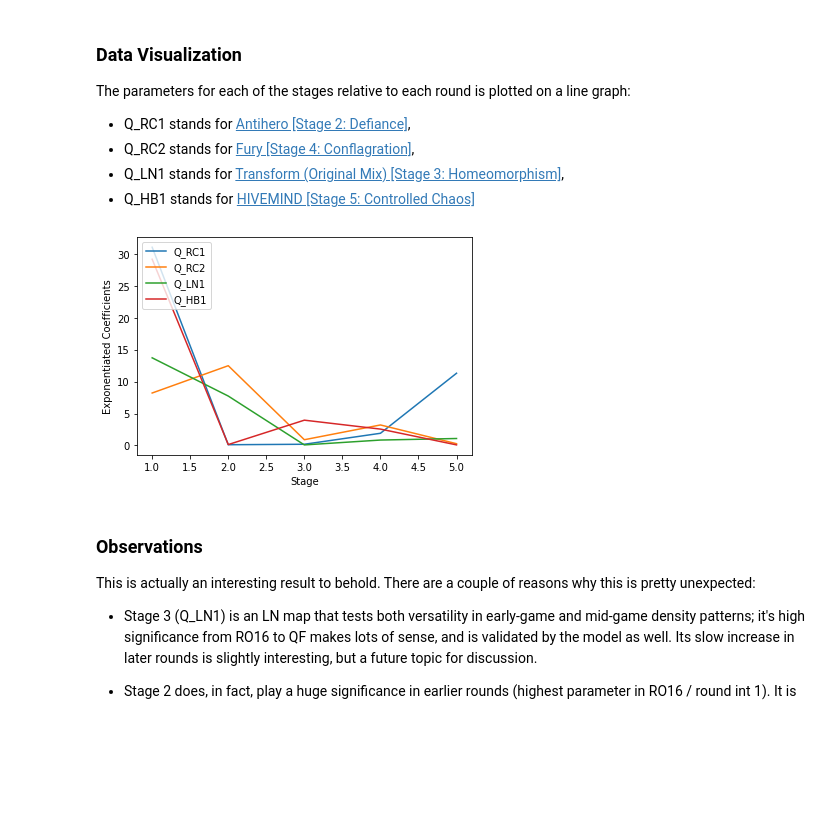
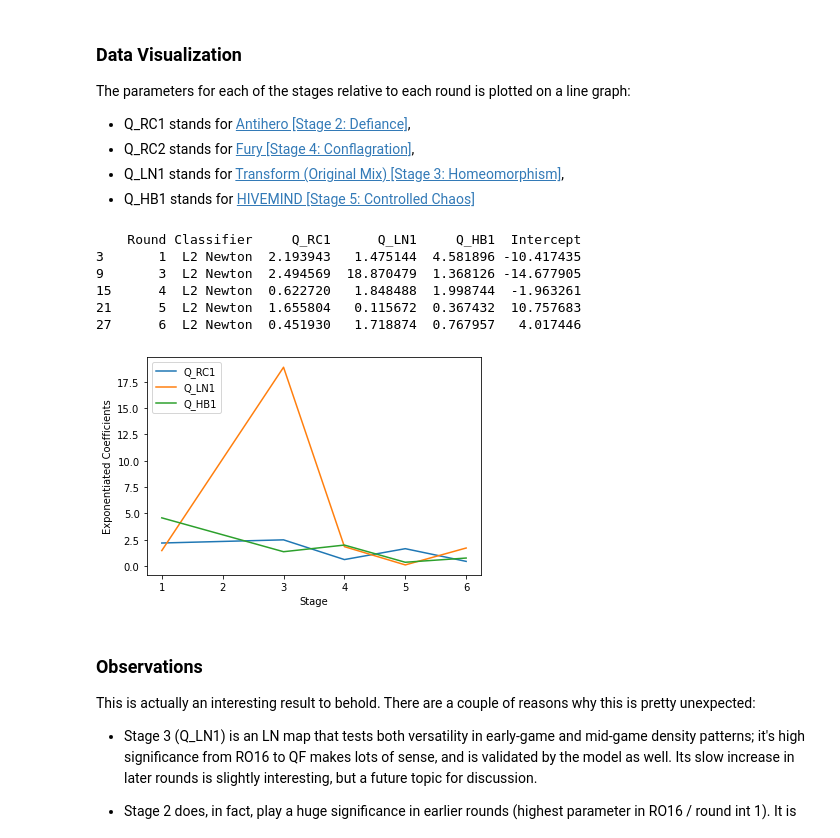
Before and after one commit to 4digitmwc/4dmanalysis, a Jupyter notebook: 4dm3analysis/survival_log.ipynb, the cells around one changed output. Drawn from its saved outputs; the diff is of its cells as text; code cells hidden in the pictures; blank space fills up the shorter version.

```diff
--- a/4dm3analysis/survival_log.ipynb
+++ b/4dm3analysis/survival_log.ipynb
@@ -60,7 +60,7 @@ interested_types = ["RC", "LN", "HB"]
 qual_data = qual_database(interested_types)
 
 team_finalrd = _4dm4.select(table="team_data",
-                            columns=["country_name", "country_code", "last_round"])
+                            columns=["country_name", "country_code", "last_rdint"])
 # %%
 qual_data
 # %% [output]
@@ -82,14 +82,3 @@ qual_data
 Currently, a single country's score on a single stage is populated on each row. However, this is not the format required to fit in the model - We will need the scores for each stage to be populated in a single row, for each country. This is where the 'get_table' function from the inbuilt 'utils' module comes into play; it provides a quick and easy way for us to present the data in this required format for the logistic regression model.
 
 Furthermore, an integer label was introduced to every team that made it past RO16; this is to counter the lack of a timestamp or any form of unbiased X-axis that could possibly represent the scaling of difficulty over each of the rounds.
-# %%
-interested_rds = {"RO16": 1,
-                  "QF": 2,
-                  "SF": 3,
-                  "F": 4,
-                  "GF": 5} #round of 32 is not included, as the 1st bracket stage in double elimination tournament.
-
-#add an integer value to each round with elimination for easier comparison later
-team_finalrd["lastrd_int"] = team_finalrd.last_round.map(interested_rds)
-team_finalrd.index = team_finalrd["country_name"]
-qual_scores_table = get_table(qual_data)
@@ -208,17 +200,17 @@ pd.options.mode.chained_assignment = None
 
 #fit qualiiers scores for each team as X, whether they survived in round (binary 0/1) as Y
 def rd_regression(round):
-    team_alive = team_finalrd[team_finalrd["lastrd_int"] >= interested_rds[round]-1] #include all teams who advanced to the current round in iteration
+    team_alive = team_finalrd[team_finalrd["last_rdint"] >= interested_rds[round]-1] #include all teams who advanced to the current round in iteration
     qual_scores_team = qual_scores_table[qual_scores_table.index.isin(team_alive["country_name"].unique().tolist())]
-    team_alive["alive_afterrd"] = team_alive.lastrd_int.apply(lambda x: 0 if int(x) == interested_rds[round] else 1)
-    team_alive.loc[team_alive["country_name"] == "France", "alive_afterrd"] = 1 #France is technically the only country to advance from GF as the winner of the tournament
+    team_alive["alive_afterrd"] = team_alive.last_rdint.apply(lambda x: 0 if int(x) == interested_rds[round] else 1)
+    team_alive.loc[team_alive["country_name"] == "Philippines", "alive_afterrd"] = 1 #France is technically the only country to advance from GF as the winner of the tournament
     X, y = qual_scores_team, team_alive["alive_afterrd"].ravel()
     X_train, X_test, y_train, y_test = X, X, y, y
 
     #generate table with all exponentiated coefficients for each independent variable i.e. each stage
-    fin = pd.DataFrame(columns = ["Round", "Classifier", "Q_RC1", "Q_RC2", "Q_LN1", "Q_HB1", "Intercept"])
+    fin = pd.DataFrame(columns = ["Round", "Classifier", "Q_RC1", "Q_LN1", "Q_HB1", "Intercept"])
     for index, (name, classifier) in enumerate(classifiers.items()):
-        res = pd.DataFrame(columns = ["Round", "Classifier", "Q_RC1", "Q_RC2", "Q_LN1", "Q_HB1", "Intercept"])
+        res = pd.DataFrame(columns = ["Round", "Classifier", "Q_RC1", "Q_LN1", "Q_HB1", "Intercept"])
         classifier.fit(X_train, y_train)
         y_pred = classifier.predict(X_test)
         cnf_matrix = metrics.confusion_matrix(y_test, y_pred)
@@ -239,8 +231,8 @@ The results are available for each of the 6 models included in the analysis; how
 
 After a discussion with HowToPLayLN, we decided that the Newton model would be more robust in terms of calculation, thus considering the small number of data points in this dataset we decided to have the Newton solver's results be used for the final data analysis.
 # %%
-
-result = pd.DataFrame(columns = ["Round", "Classifier", "Q_RC1", "Q_RC2", "Q_LN1", "Q_HB1", "Intercept"])
+interested_rds = {"GS": 1, "QF": 3, "SF": 4, "F": 5, "GF": 6}
+result = pd.DataFrame(columns = ["Round", "Classifier", "Q_RC1", "Q_LN1", "Q_HB1", "Intercept"])
 for rd in interested_rds:
     models_rd = rd_regression(rd)
     result = pd.concat([result, models_rd], axis = 0, ignore_index = True)
@@ -256,18 +248,26 @@ The parameters for each of the stages relative to each round is plotted on a lin
 # %%
 #re-convert rounds to their respective integers for plotting, too lazy to use actual Datetime kappa
 newton["Round"] = newton["Round"].map(interested_rds)
 
-plotted_stg = ["Q_RC1", "Q_RC2", "Q_LN1", "Q_HB1"]
+print(newton)
+
+plotted_stg = ["Q_RC1", "Q_LN1", "Q_HB1"]
 for stage in plotted_stg:
     x, y = newton["Round"], newton[f"{stage}"]
     plt.plot(x, y, label = f"{stage}")
 
 plt.xlabel("Stage")
 plt.ylabel("Exponentiated Coefficients")
 plt.legend(loc = "upper left")
 plt.show()
 # %% [output]
+    Round Classifier     Q_RC1      Q_LN1     Q_HB1  Intercept
+3       1  L2 Newton  2.193943   1.475144  4.581896 -10.417435
+9       3  L2 Newton  2.494569  18.870479  1.368126 -14.677905
+15      4  L2 Newton  0.622720   1.848488  1.998744  -1.963261
+21      5  L2 Newton  1.655804   0.115672  0.367432  10.757683
+27      6  L2 Newton  0.451930   1.718874  0.767957   4.017446
-[figure, old version]
+[figure, new version]
 # %% [markdown]
 ### Observations
 This is actually an interesting result to behold. There are a couple of reasons why this is pretty unexpected:
```
Also changed, not shown: parts of 4 cells of this notebook, 5 other files.
